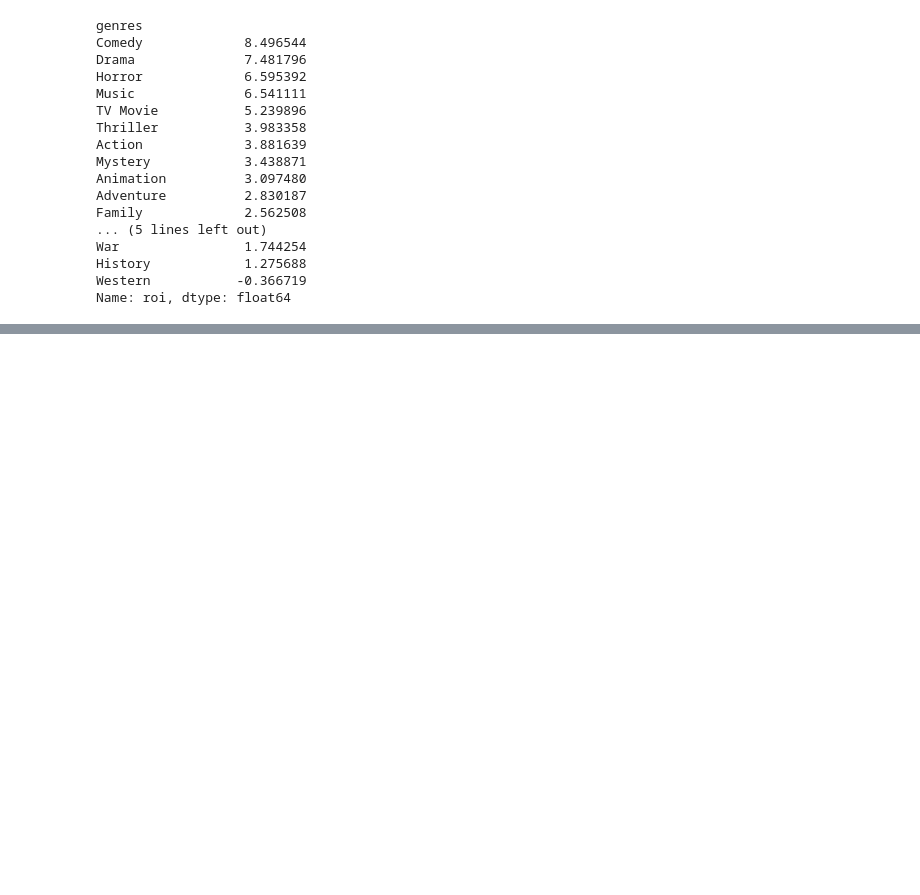
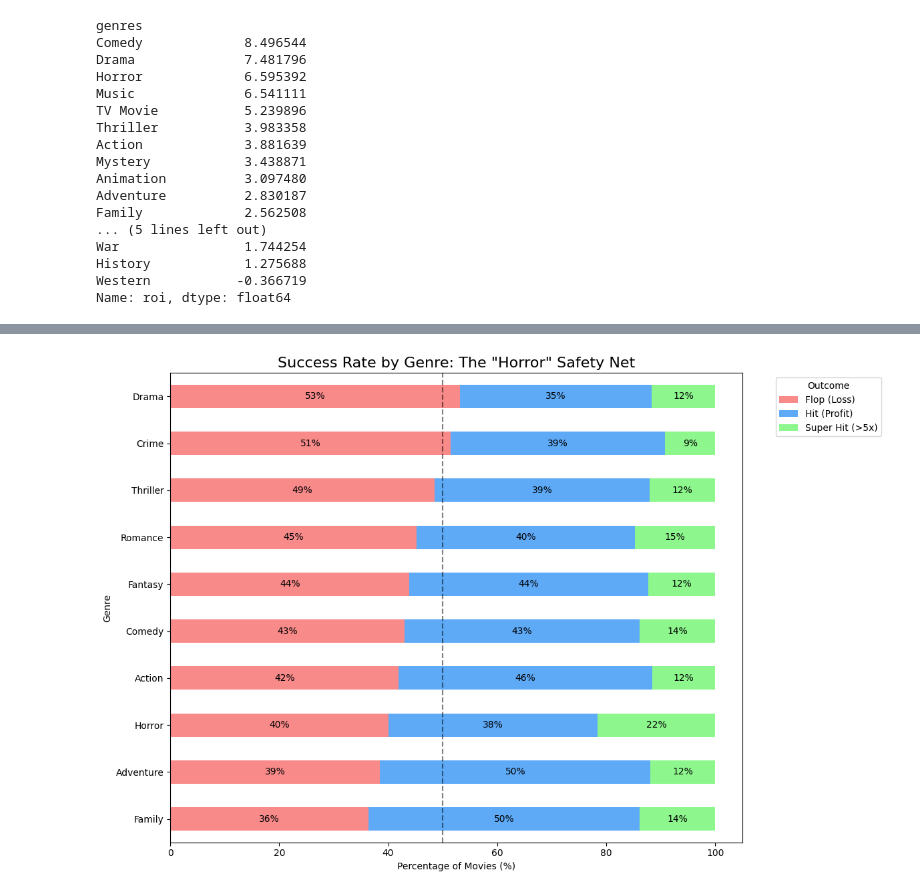
Before and after one commit to diegopetrola/moviedb-data-analysis, a Jupyter notebook: main.ipynb, the cells around one changed output, grey strips where cells are left out. Cells and saved outputs as stored; diff of their text form; code cells hidden in the pictures; blank space fills up the shorter version.

```diff
--- a/main.ipynb
+++ b/main.ipynb
@@ -334,0 +302,37 @@ Index([   0,    1,    3,    4,    5,    6,    7,    8,    9,   10,
+# %%
+# Define "Flop" vs "Hit"
+df_genres["outcome"] = df_genres["roi"].apply(
+    lambda x: (
+        "Flop (Loss)" if x < 0.2 else ("Hit (Profit)" if x < 5 else "Super Hit (>5x)")
+    )
+)
+
+# Filter for top 10 genres to keep chart clean
+top_genres = df_genres["genres"].value_counts().nlargest(10).index
+df_outcome = df_genres[df_genres["genres"].isin(top_genres)]
+
+# Create a pivot table of counts and convert to percent
+outcome_counts = df_outcome.groupby(["genres", "outcome"]).size().unstack(fill_value=0)
+outcome_pct = outcome_counts.div(outcome_counts.sum(axis=1), axis=0) * 100
+
+# Sort by "Flop" rate
+outcome_pct = outcome_pct.sort_values("Flop (Loss)")
+
+ax = outcome_pct.plot(
+    kind="barh", stacked=True, figsize=(12, 8), color=["#f88a8a", "#5eaaf7", "#8df78d"]
+)
+
+plt.title('Success Rate by Genre: The "Horror" Safety Net', fontsize=16)
+plt.xlabel("Percentage of Movies (%)")
+plt.ylabel("Genre")
+plt.legend(title="Outcome", bbox_to_anchor=(1.05, 1), loc="upper left")
+plt.axvline(50, color="black", linestyle="--", alpha=0.5)  # 50/50 line
+
+# Add percentage labels on bars
+for c in ax.containers:
+    ax.bar_label(c, fmt="%.0f%%", label_type="center", color="black", fontsize=10)
+
+plt.tight_layout()
+plt.show()
+# %% [output]
+[figure, added]
```
Also changed, not shown: parts of 23 cells of this notebook.
